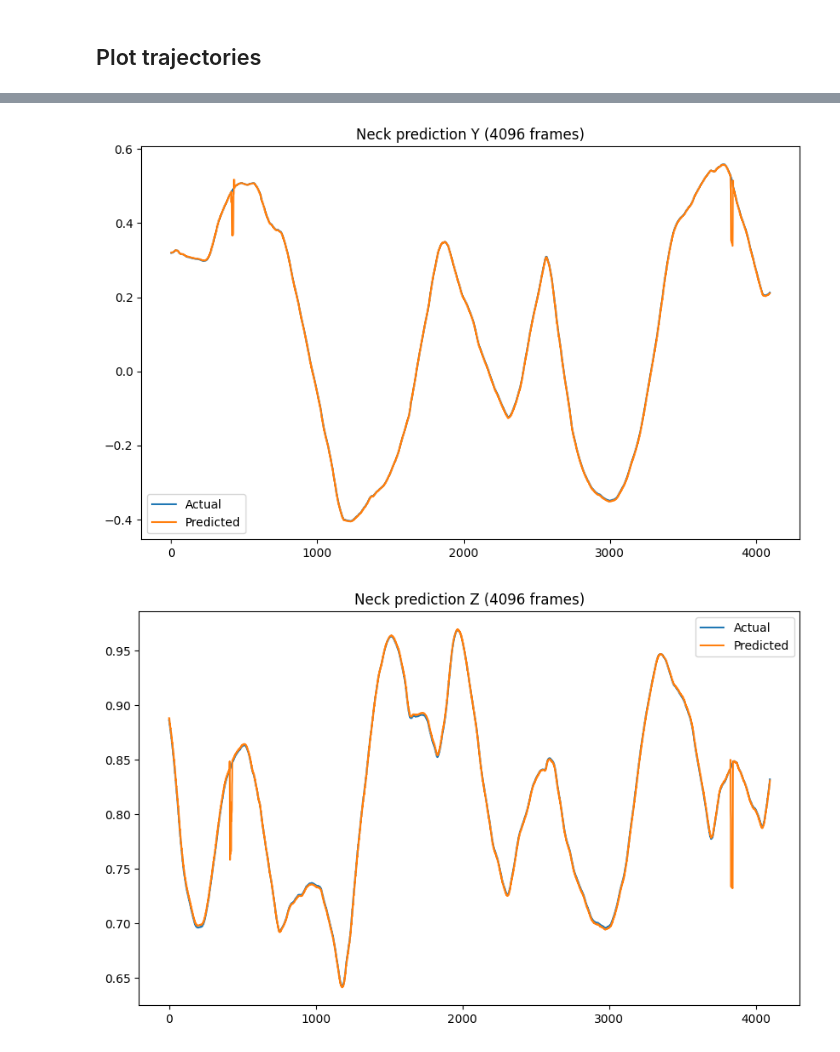
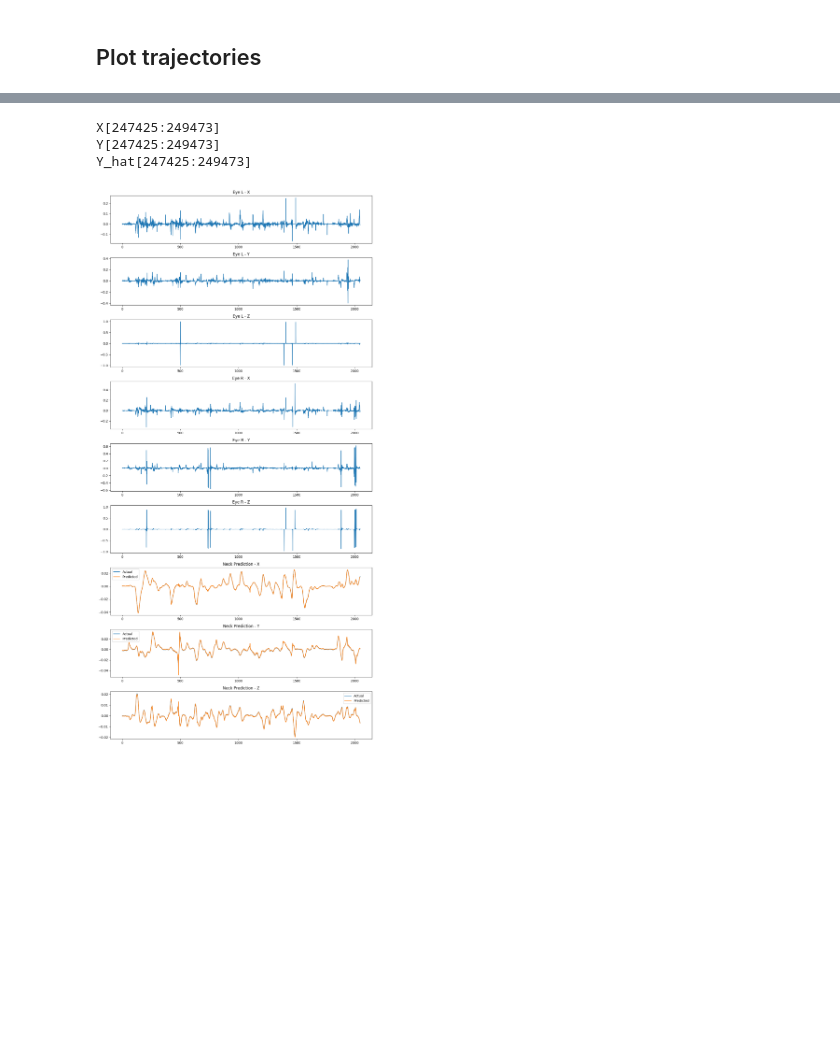
Before and after one commit to aria-lab-code/vr-exoskeleton, a Jupyter notebook: notebooks/evaluate.ipynb, the cells around one changed output, grey strips where cells are left out. Saved outputs shown, nothing was run; the diff lists cells and outputs as text; code cells hidden in the pictures; blank space fills up the shorter version.

```diff
--- a/notebooks/evaluate.ipynb
+++ b/notebooks/evaluate.ipynb
@@ -81,6 +64,6 @@ array([[0.05250901, 0.37671265, 0.9257214 ],
 # %% [markdown]
 ## Plot trajectories
 # %%
-# steps = Y.shape[0]
-steps = 2 ** 12
-offset = 10801 * 41
+rng = np.random.default_rng(seed=1)
+steps_max = 2 ** 11
+# offset = 10801 * 11
@@ -101,8 +70,41 @@ plot_actual_predicted(Y[offset:offset + steps, 0], Y_hat[offset:offset + steps,
-# %%
-plot_actual_predicted(Y[offset:offset + steps, 1], Y_hat[offset:offset + steps, 1], title=f'Neck prediction Y ({steps:d} frames)')
-# %% [output]
-[figure, removed]
-# %%
-plot_actual_predicted(Y[offset:offset + steps, 2], Y_hat[offset:offset + steps, 2], title=f'Neck prediction Z ({steps:d} frames)')
-# %% [output]
-[figure, removed]
+# %%
+def plot_actual_predicted(X, Y, Y_hat):
+    fig, axes = plt.subplots(9, 1, figsize=(12, 24))
+    if len(Y.shape) == 3:  # LSTM
+        sequence_index = rng.integers(X.shape[1])
+        X_sample = X[:, sequence_index]
+        Y_sample = Y[:, sequence_index]
+        Y_hat_sample = Y_hat[:, sequence_index]
+        print(f'X[:, sequence_index={sequence_index}]')
+        print(f'Y[:, sequence_index={sequence_index}]')
+        print(f'Y_hat[:, sequence_index={sequence_index}]')
+    else:
+        offset = rng.integers(Y.shape[0] - steps_max)
+        X_sample = X[offset:offset + steps_max]
+        Y_sample = Y[offset:offset + steps_max]
+        Y_hat_sample = Y_hat[offset:offset + steps_max]
+        print(f'X[{offset}:{offset + steps_max}]')
+        print(f'Y[{offset}:{offset + steps_max}]')
+        print(f'Y_hat[{offset}:{offset + steps_max}]')
+
+    ax_names = ['X', 'Y', 'Z']
+    for i in range(6):
+        axes[i].plot(X_sample[:, i])
+        side = 'L' if i < 3 else 'R'
+        axes[i].set_title(f'Eye {side} - {ax_names[i % 3]}')
+    for i in range(3):
+        y = Y_sample[:, i]
+        y_hat = Y_hat_sample[:, i]
+        axes[6 + i].plot(y, label='Actual')
+        axes[6 + i].plot(y_hat, label='Predicted')
+        axes[6 + i].set_title(f'Neck Prediction - {ax_names[i % 3]}')
+        axes[6 + i].legend()
+    plt.tight_layout()
+    plt.show()
+# %%
+plot_actual_predicted(X, Y, Y_hat)
+# %% [output]
+X[247425:249473]
+Y[247425:249473]
+Y_hat[247425:249473]
+[figure, added]
```
Also changed, not shown: parts of 9 cells of this notebook, 7 other files.
